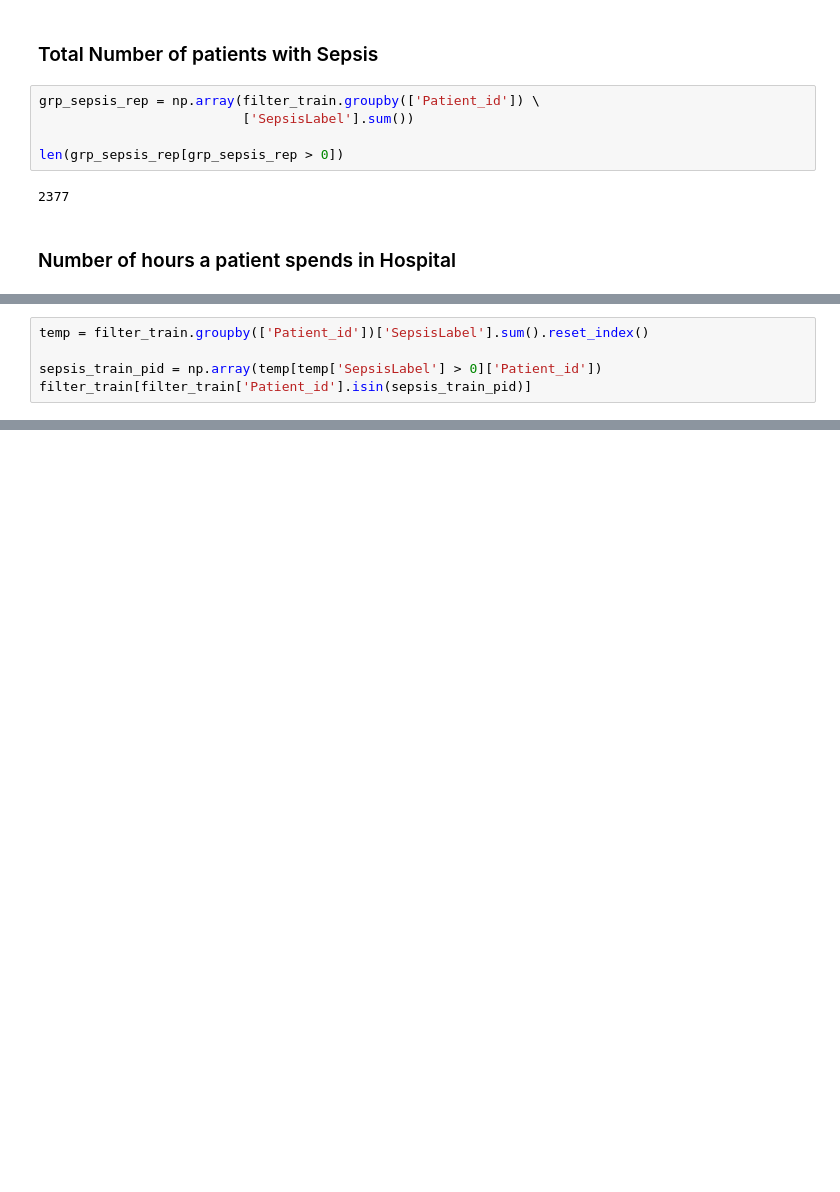
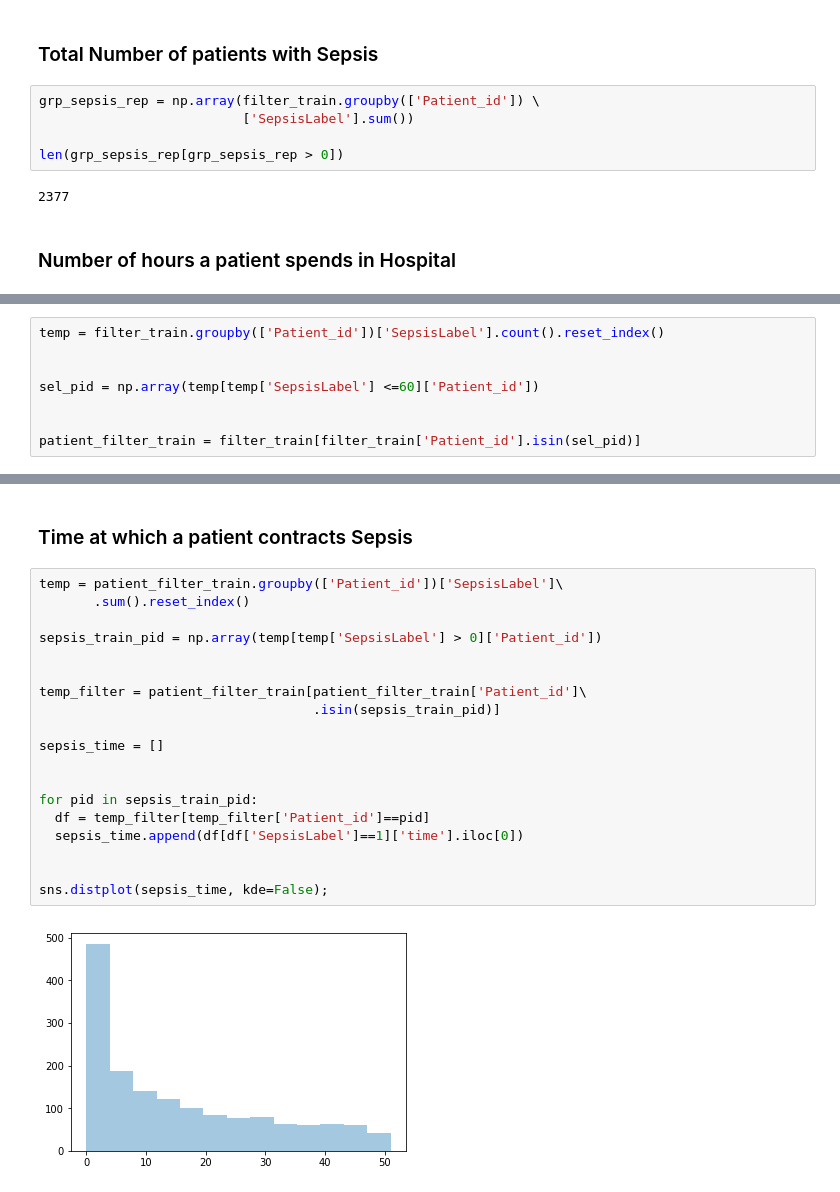
Before and after one commit to kskaran94/Sepsis_Identification, a Jupyter notebook: EDA_Temporal.ipynb, the cells around one changed output, grey strips where cells are left out. Cells and saved outputs as stored; diff of their text form; blank space fills up the shorter version.

```diff
--- a/EDA_Temporal.ipynb
+++ b/EDA_Temporal.ipynb
@@ -81,5 +90,8 @@ sns.distplot(agg_patient_time, kde=False);
 # %%
-temp = filter_train.groupby(['Patient_id'])['SepsisLabel'].sum().reset_index()
+temp = filter_train.groupby(['Patient_id'])['SepsisLabel'].count().reset_index()
 
-sepsis_train_pid = np.array(temp[temp['SepsisLabel'] > 0]['Patient_id'])
-filter_train[filter_train['Patient_id'].isin(sepsis_train_pid)]
+
+sel_pid = np.array(temp[temp['SepsisLabel'] <=60]['Patient_id'])
+
+
+patient_filter_train = filter_train[filter_train['Patient_id'].isin(sel_pid)]
@@ -85,0 +113,23 @@ filter_train[filter_train['Patient_id'].isin(sepsis_train_pid)]
+# %% [markdown]
+### Time at which a patient contracts Sepsis
+# %%
+temp = patient_filter_train.groupby(['Patient_id'])['SepsisLabel']\
+       .sum().reset_index()
+
+sepsis_train_pid = np.array(temp[temp['SepsisLabel'] > 0]['Patient_id'])
+
+
+temp_filter = patient_filter_train[patient_filter_train['Patient_id']\
+                                   .isin(sepsis_train_pid)]
+
+sepsis_time = []
+
+
+for pid in sepsis_train_pid:
+  df = temp_filter[temp_filter['Patient_id']==pid]
+  sepsis_time.append(df[df['SepsisLabel']==1]['time'].iloc[0])
+
+
+sns.distplot(sepsis_time, kde=False);
+# %% [output]
+[figure, added]
```
Also changed, not shown: parts of 11 cells of this notebook.
